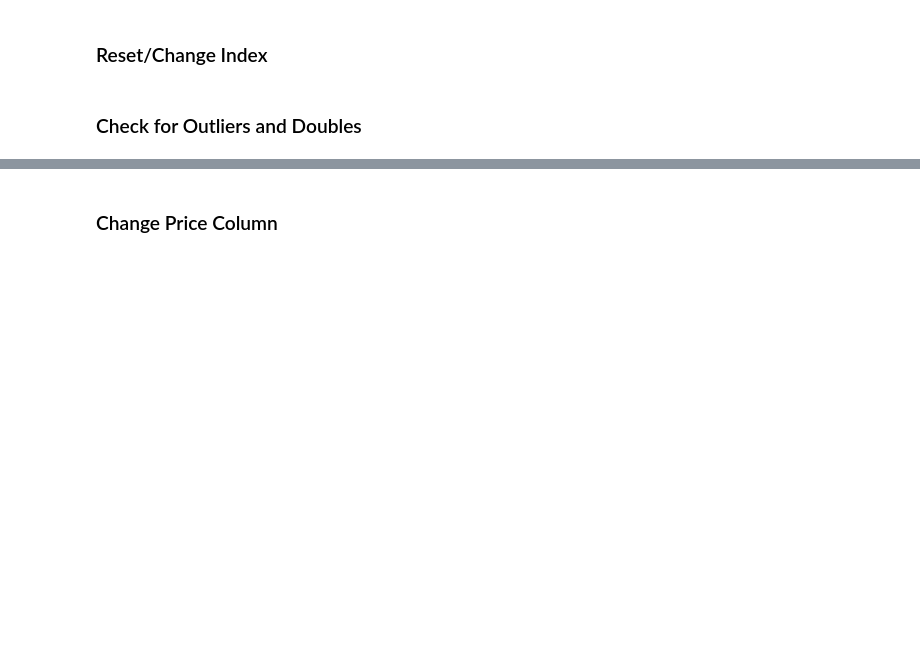
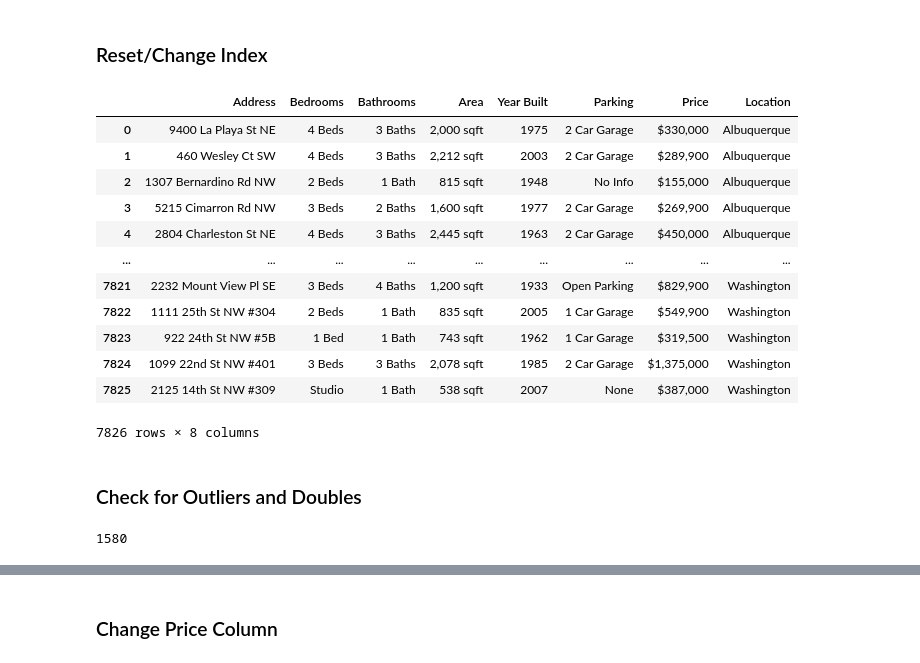
Before and after one commit to Ugi77/projects, a Jupyter notebook: RealEstate/RealEstateDataCleaning.ipynb, the cells around one changed output, grey strips where cells are left out. Saved outputs shown, nothing was run; the diff lists cells and outputs as text; code cells hidden in the pictures; blank space fills up the shorter version.

Commit message:
concatenate and remove duplicates

```diff
--- a/RealEstate/RealEstateDataCleaning.ipynb
+++ b/RealEstate/RealEstateDataCleaning.ipynb
@@ -48,4 +174,30 @@
 # %% [markdown]
 ###  Reset/Change Index
+# %%
+# since all files were combined the row numbers are not consecutive through the dataframe
+# now we fix that
+df_combined = df_combined.reset_index(drop = True)
+# %%
+# now there is a unique index for each row
+df_combined
+# %% [output]
+|  | Address | Bedrooms | Bathrooms | Area | Year Built | Parking | Price | Location |
+| 0 | 9400 La Playa St NE | 4 Beds | 3 Baths | 2,000 sqft | 1975 | 2 Car Garage | $330,000 | Albuquerque |
+| 1 | 460 Wesley Ct SW | 4 Beds | 3 Baths | 2,212 sqft | 2003 | 2 Car Garage | $289,900 | Albuquerque |
+| 2 | 1307 Bernardino Rd NW | 2 Beds | 1 Bath | 815 sqft | 1948 | No Info | $155,000 | Albuquerque |
+| 3 | 5215 Cimarron Rd NW | 3 Beds | 2 Baths | 1,600 sqft | 1977 | 2 Car Garage | $269,900 | Albuquerque |
+| 4 | 2804 Charleston St NE | 4 Beds | 3 Baths | 2,445 sqft | 1963 | 2 Car Garage | $450,000 | Albuquerque |
+| ... | ... | ... | ... | ... | ... | ... | ... | ... |
+| 7821 | 2232 Mount View Pl SE | 3 Beds | 4 Baths | 1,200 sqft | 1933 | Open Parking | $829,900 | Washington |
+| 7822 | 1111 25th St NW #304 | 2 Beds | 1 Bath | 835 sqft | 2005 | 1 Car Garage | $549,900 | Washington |
+| 7823 | 922 24th St NW #5B | 1 Bed | 1 Bath | 743 sqft | 1962 | 1 Car Garage | $319,500 | Washington |
+| 7824 | 1099 22nd St NW #401 | 3 Beds | 3 Baths | 2,078 sqft | 1985 | 2 Car Garage | $1,375,000 | Washington |
+| 7825 | 2125 14th St NW #309 | Studio | 1 Bath | 538 sqft | 2007 | None | $387,000 | Washington |
+7826 rows × 8 columns
 # %% [markdown]
 ###  Check for Outliers and Doubles
+# %%
+# check for duplicates, outputs number of duplicates
+df_combined.duplicated().sum()
+# %% [output]
+1580
```
Also changed, not shown: parts of 17 cells of this notebook.
